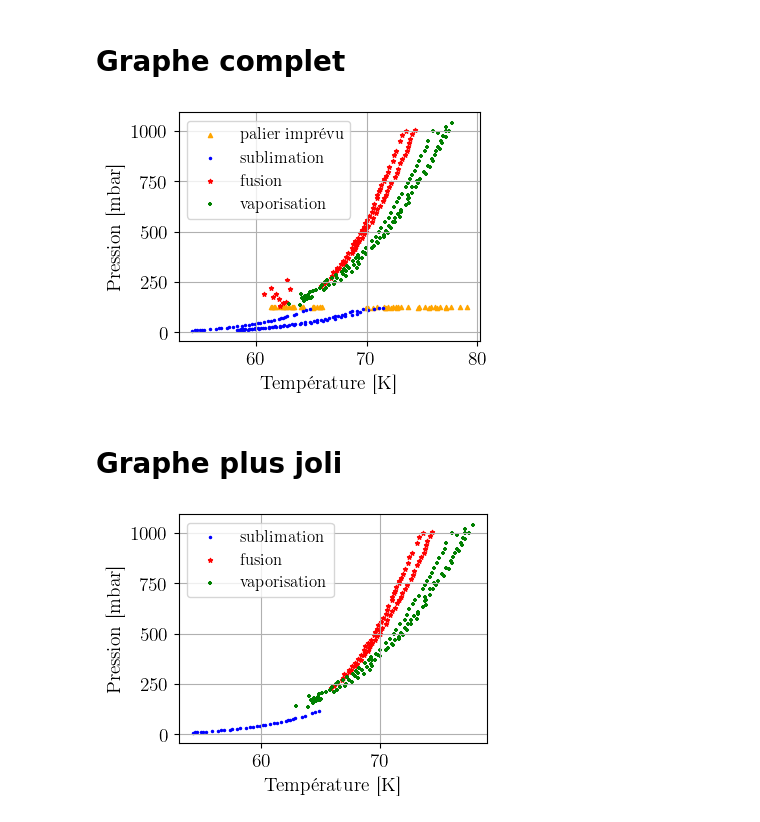
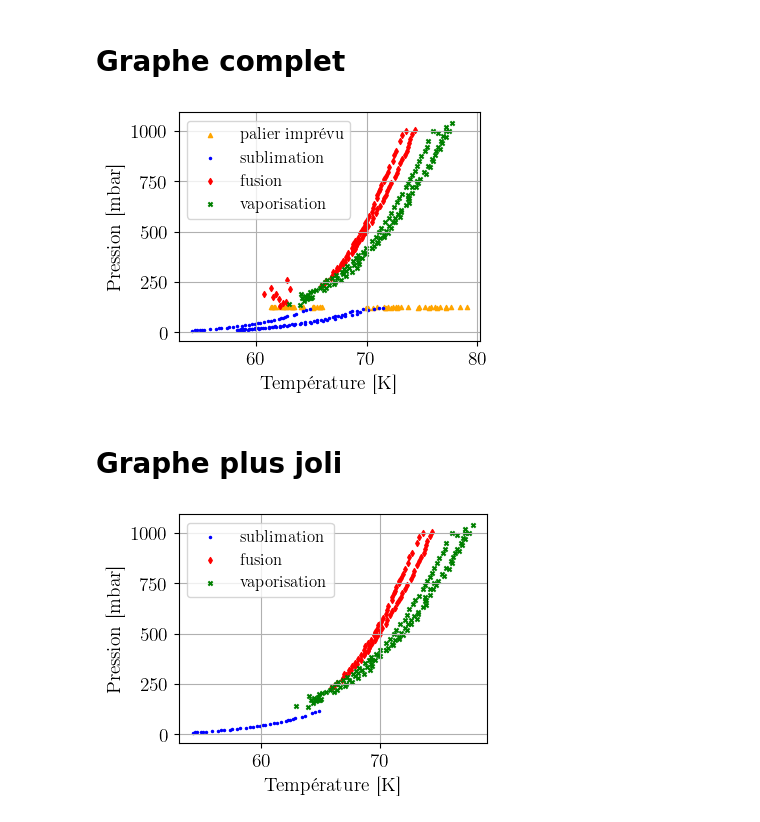
Before and after one commit to TomVdt/TPII-rapports, a Jupyter notebook: 02-K14-point-triple-azote/analyse/exp2.ipynb, the cells around one changed output. Saved outputs shown, nothing was run; the diff lists cells and outputs as text; code cells hidden in the pictures.

```diff
--- a/02-K14-point-triple-azote/analyse/exp2.ipynb
+++ b/02-K14-point-triple-azote/analyse/exp2.ipynb
@@ -94,19 +94,19 @@ plt.scatter(vapo[:,0], vapo[:,1])
 # %%
 plt.scatter(palier[:,0], palier[:,1], marker="^", color="orange", label="palier imprévu")
 plt.scatter(sublim[:,0], sublim[:,1], marker=".", color="blue", label="sublimation")
-plt.scatter(fusion[:,0], fusion[:,1], marker="*", color="red", label="fusion")
-plt.scatter(vapo[:,0], vapo[:,1], marker="+", color="green", label="vaporisation")
+plt.scatter(fusion[:,0], fusion[:,1], marker="d", color="red", label="fusion")
+plt.scatter(vapo[:,0], vapo[:,1], marker="x", color="green", label="vaporisation")
 
 plt.legend()
 
 plt.xlabel("Température [K]")
 plt.ylabel("Pression [mbar]")
 plt.grid()
 
 plt.tight_layout(pad=0.5)
 plt.savefig("../figures/etats_azote_all_data.pdf")
 # %% [output]
-[figure, old version]
+[figure, new version]
 # %% [markdown]
 # Graphe plus joli
 # %%
@@ -115,9 +115,9 @@ sublim_joli = data_1[data_1[:,1] <= 120]
 plt.scatter(sublim_joli[:,0], sublim_joli[:,1], marker=".", color="blue", label="sublimation")
 
 fusion_joli = fusion[fusion[:,0] > 65]
-plt.scatter(fusion_joli[:,0], fusion_joli[:,1], marker="*", color="red", label="fusion")
+plt.scatter(fusion_joli[:,0], fusion_joli[:,1], marker="d", color="red", label="fusion")
 
-plt.scatter(vapo[:,0], vapo[:,1], marker="+", color="green", label="vaporisation")
+plt.scatter(vapo[:,0], vapo[:,1], marker="x", color="green", label="vaporisation")
 # vapo_joli_raw = np.concatenate([data_2, data_5])
 # vapo_joli = vapo_joli_raw[vapo_joli_raw[:,1] > 128]
 # plt.scatter(vapo_joli[:,0], vapo_joli[:,1], marker="x", color="green", label="vaporisation")
@@ -132,4 +132,4 @@ plt.grid()
 plt.tight_layout(pad=0.5)
 plt.savefig("../figures/etats_azote_clean.pdf")
 # %% [output]
-[figure, old version]
+[figure, new version]
```
Also changed, not shown: 12 other files.
